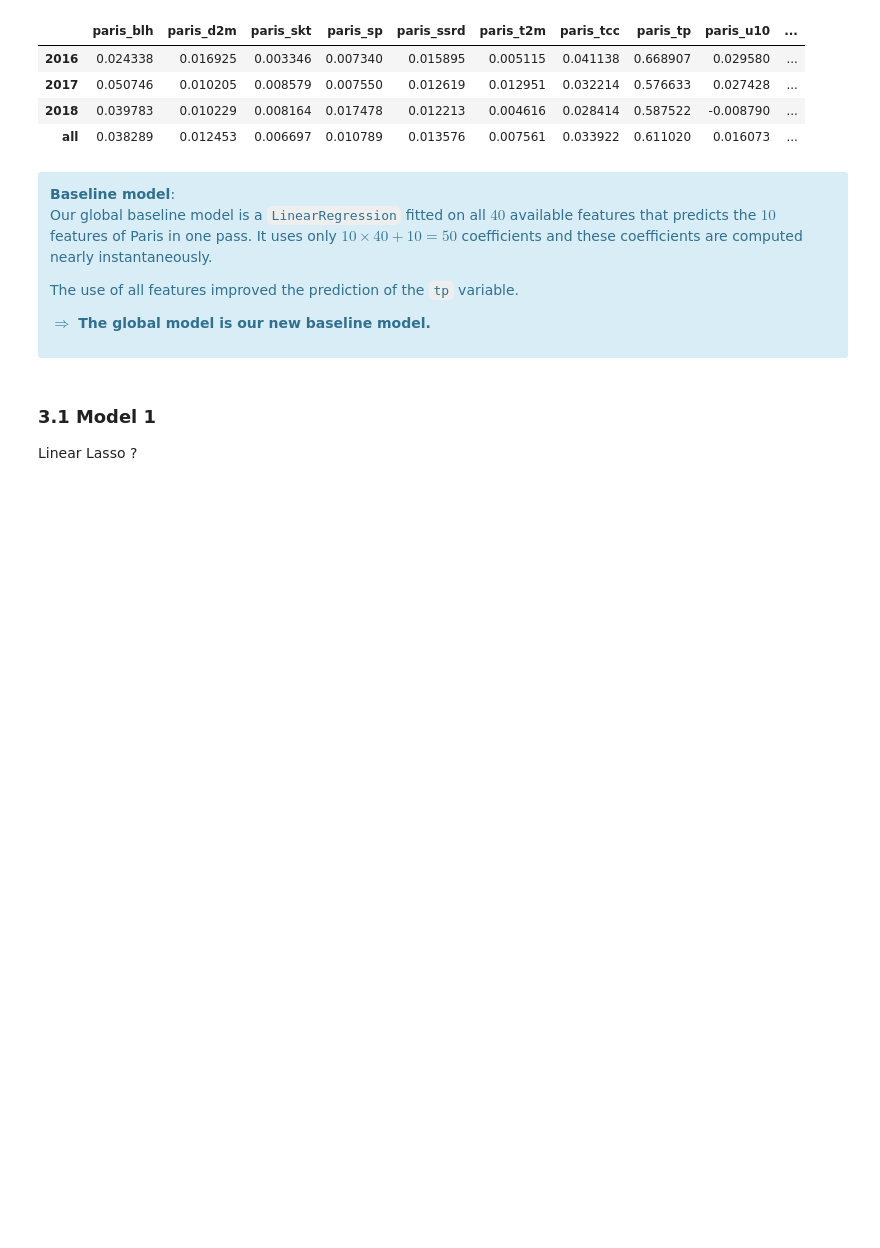
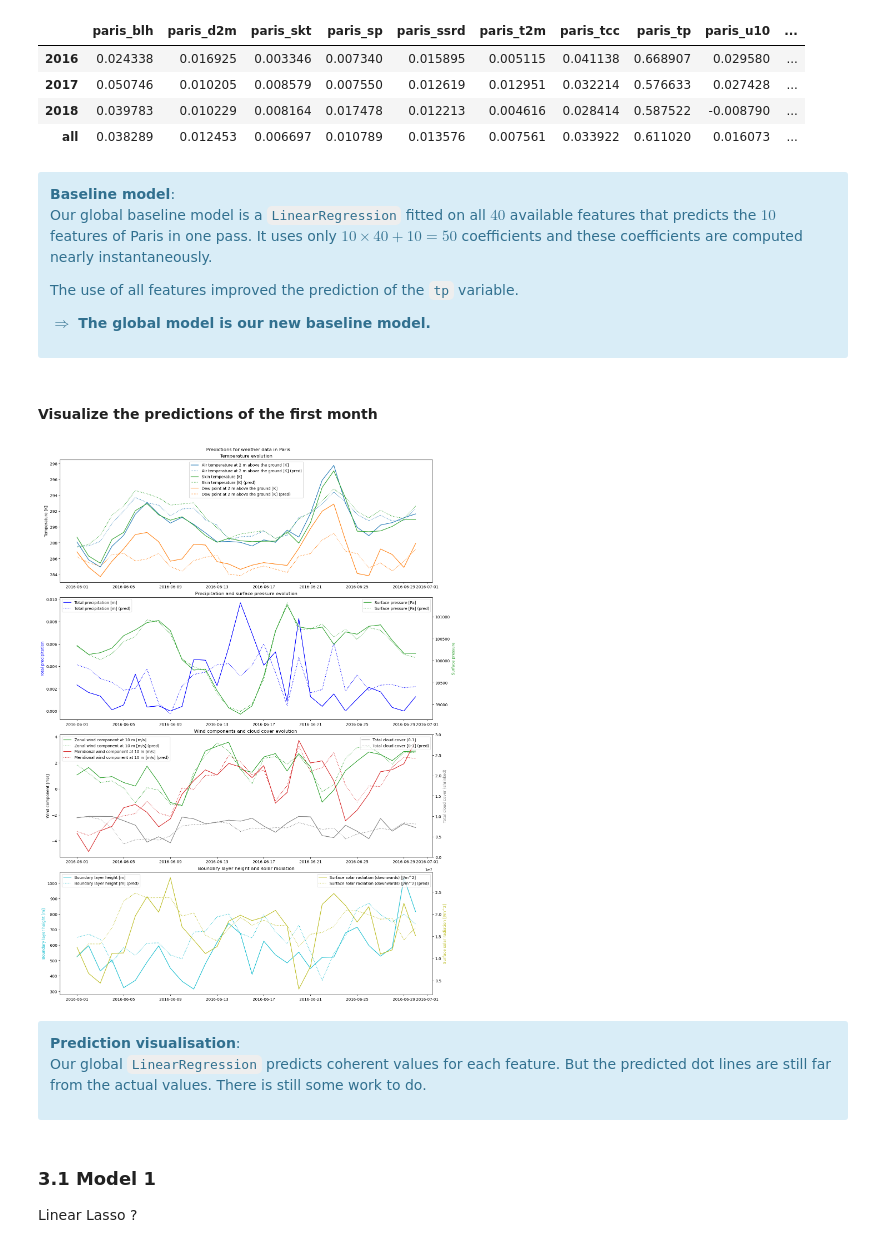
Before and after one commit to waddason/ML_ClimateEnergy_project2024, a Jupyter notebook: Main.ipynb, the cells around one changed output. Drawn from its saved outputs; the diff is of its cells as text; code cells hidden in the pictures; blank space fills up the shorter version.

Commit message:
Add display.display_predictions_with_actual

```diff
--- a/Main.ipynb
+++ b/Main.ipynb
@@ -474,6 +474,21 @@ The use of all features improved the prediction of the `tp` variable.
 **$\Rightarrow$ The global model is our new baseline model.**
 
 </div>
+# %% [markdown]
+#### Visualize the predictions of the first month
+# %%
+# Display the predictions and the actual values for the first 30 days of the test set = june 2016
+display.display_predictions_with_actual(
+    y_pred, y_test_rn, scalers, from_date="2016-06-01", to_date="2016-06-30"
+)
+# %% [output]
+[figure, added]
+# %% [markdown]
+<div class="alert alert-block alert-info">
+
+**Prediction visualisation**:<br>
+Our global `LinearRegression` predicts coherent values for each feature. But the predicted dot lines are still far from the actual values. There is still some work to do.
+</div>
 # %% [markdown]
 ### 3.1 Model 1
 Linear Lasso ?
```
Also changed, not shown: 3 other files.
